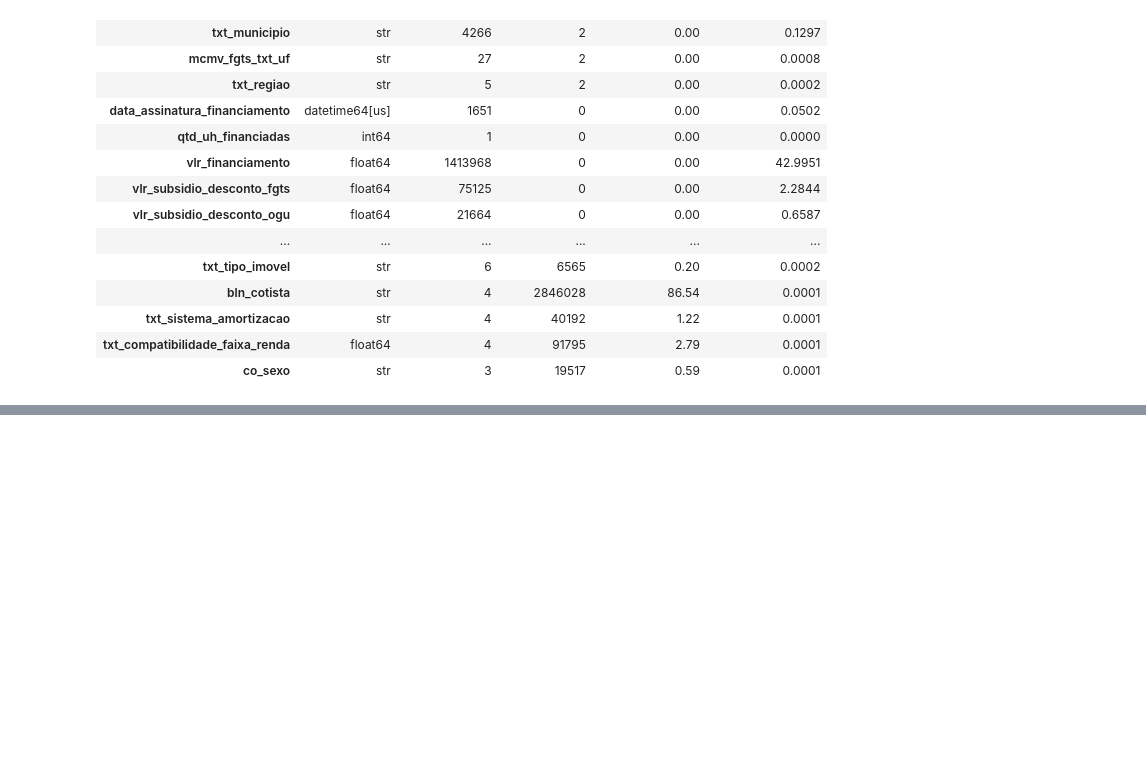
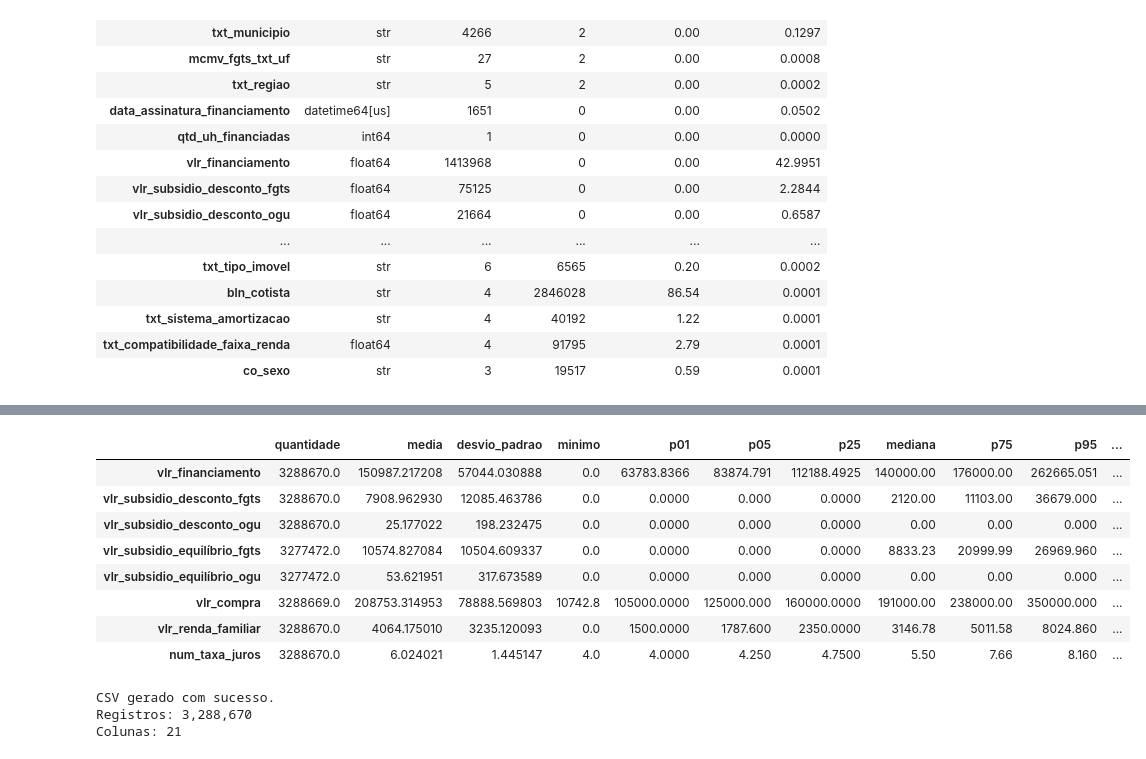
Before and after one commit to leonatya/mcmv-machine-learning, a Jupyter notebook: notebooks/MCMV.ipynb, the cells around one changed output, grey strips where cells are left out. Drawn from its saved outputs; the diff is of its cells as text; code cells hidden in the pictures; blank space fills up the shorter version.

Commit message:
Atualiza EDA e adiciona base MCMV 2020-2026

```diff
--- a/notebooks/MCMV.ipynb
+++ b/notebooks/MCMV.ipynb
@@ -517,0 +665,75 @@ Variáveis analisadas: 21
+# %%
+colunas_numericas = [
+    "vlr_financiamento",
+    "vlr_subsidio_desconto_fgts",
+    "vlr_subsidio_desconto_ogu",
+    "vlr_subsidio_equilíbrio_fgts",
+    "vlr_subsidio_equilíbrio_ogu",
+    "vlr_compra",
+    "vlr_renda_familiar",
+    "num_taxa_juros"
+]
+
+estatisticas = df[colunas_numericas].describe(
+    percentiles=[0.01, 0.05, 0.25, 0.50, 0.75, 0.95, 0.99]
+).T
+
+estatisticas = estatisticas.rename(columns={
+    "count": "quantidade",
+    "mean": "media",
+    "std": "desvio_padrao",
+    "min": "minimo",
+    "1%": "p01",
+    "5%": "p05",
+    "25%": "p25",
+    "50%": "mediana",
+    "75%": "p75",
+    "95%": "p95",
+    "99%": "p99",
+    "max": "maximo"
+})
+
+display(
+    estatisticas[
+        [
+            "quantidade",
+            "media",
+            "desvio_padrao",
+            "minimo",
+            "p01",
+            "p05",
+            "p25",
+            "mediana",
+            "p75",
+            "p95",
+            "p99",
+            "maximo"
+        ]
+    ]
+)
+# %% [output]
+|  | quantidade | media | desvio_padrao | minimo | p01 | p05 | p25 | mediana | p75 | p95 | ... |
+| vlr_financiamento | 3288670.0 | 150987.217208 | 57044.030888 | 0.0 | 63783.8366 | 83874.791 | 112188.4925 | 140000.00 | 176000.00 | 262665.051 | ... |
+| vlr_subsidio_desconto_fgts | 3288670.0 | 7908.962930 | 12085.463786 | 0.0 | 0.0000 | 0.000 | 0.0000 | 2120.00 | 11103.00 | 36679.000 | ... |
+| vlr_subsidio_desconto_ogu | 3288670.0 | 25.177022 | 198.232475 | 0.0 | 0.0000 | 0.000 | 0.0000 | 0.00 | 0.00 | 0.000 | ... |
+| vlr_subsidio_equilíbrio_fgts | 3277472.0 | 10574.827084 | 10504.609337 | 0.0 | 0.0000 | 0.000 | 0.0000 | 8833.23 | 20999.99 | 26969.960 | ... |
+| vlr_subsidio_equilíbrio_ogu | 3277472.0 | 53.621951 | 317.673589 | 0.0 | 0.0000 | 0.000 | 0.0000 | 0.00 | 0.00 | 0.000 | ... |
+| vlr_compra | 3288669.0 | 208753.314953 | 78888.569803 | 10742.8 | 105000.0000 | 125000.000 | 160000.0000 | 191000.00 | 238000.00 | 350000.000 | ... |
+| vlr_renda_familiar | 3288670.0 | 4064.175010 | 3235.120093 | 0.0 | 1500.0000 | 1787.600 | 2350.0000 | 3146.78 | 5011.58 | 8024.860 | ... |
+| num_taxa_juros | 3288670.0 | 6.024021 | 1.445147 | 4.0 | 4.0000 | 4.250 | 4.7500 | 5.50 | 7.66 | 8.160 | ... |
+# %%
+df.to_csv(
+    "mcmv_financiamentos_2020_2026.csv",
+    sep=";",
+    decimal=",",
+    index=False,
+    encoding="utf-8-sig"
+)
+
+print("CSV gerado com sucesso.")
+print(f"Registros: {len(df):,}")
+print(f"Colunas: {df.shape[1]}")
+# %% [output]
+CSV gerado com sucesso.
+Registros: 3,288,670
+Colunas: 21
```
Also changed, not shown: parts of 4 cells of this notebook, 1 other file.
